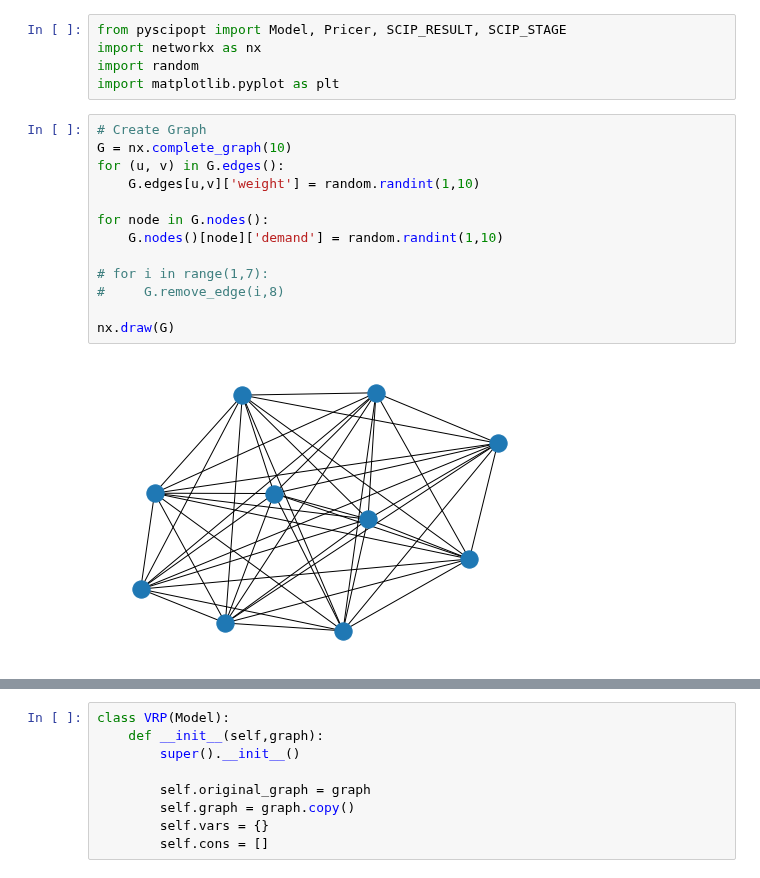
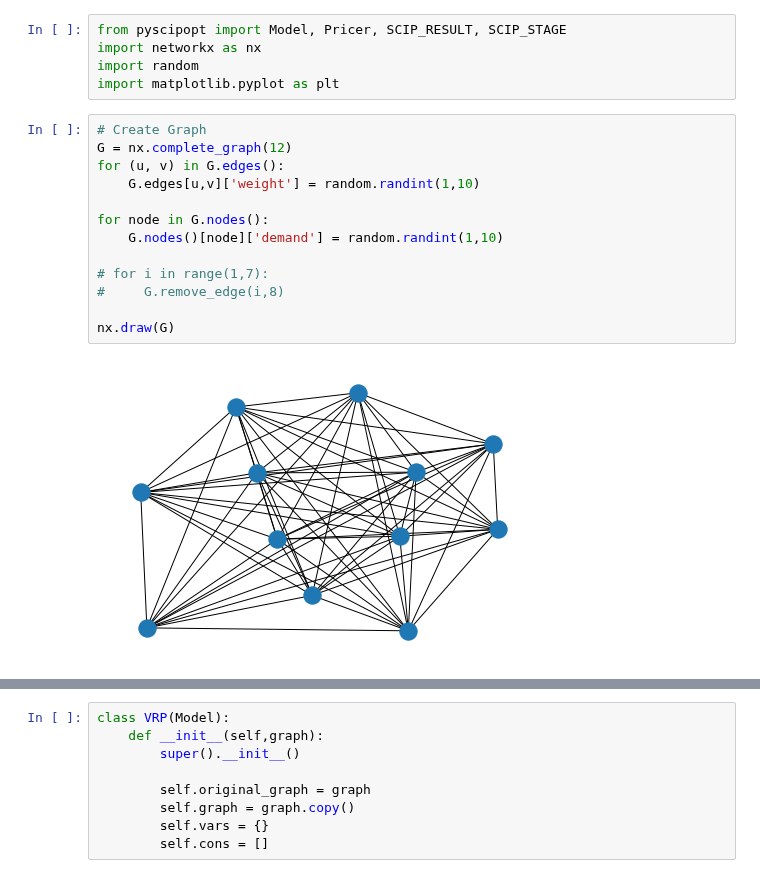
Before and after one commit to habanzu/cvrp, a Jupyter notebook: CVRP.ipynb, the cells around one changed output, grey strips where cells are left out. Drawn from its saved outputs; the diff is of its cells as text.

```diff
--- a/CVRP.ipynb
+++ b/CVRP.ipynb
@@ -8,19 +8,19 @@ import random
 import matplotlib.pyplot as plt
 # %%
 # Create Graph
-G = nx.complete_graph(10)
+G = nx.complete_graph(12)
 for (u, v) in G.edges():
     G.edges[u,v]['weight'] = random.randint(1,10)
 
 for node in G.nodes():
     G.nodes()[node]['demand'] = random.randint(1,10)
 
 # for i in range(1,7):
 #     G.remove_edge(i,8)
 
 nx.draw(G)
 # %% [output]
-[figure, old version]
+[figure, new version]
 # %%
 # Create Simple Graph for correctnes
 G = nx.complete_graph(4)
```
Also changed, not shown: parts of 3 cells of this notebook.
